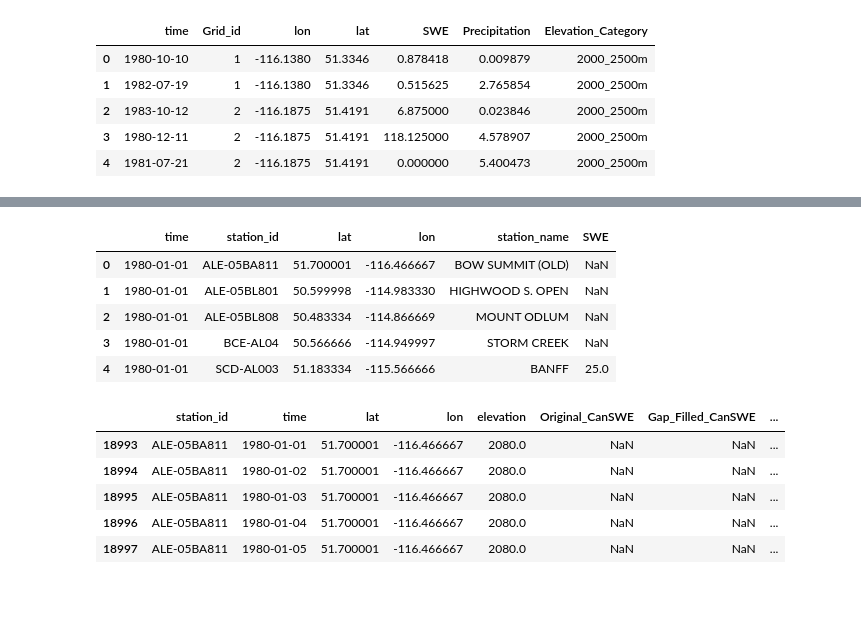
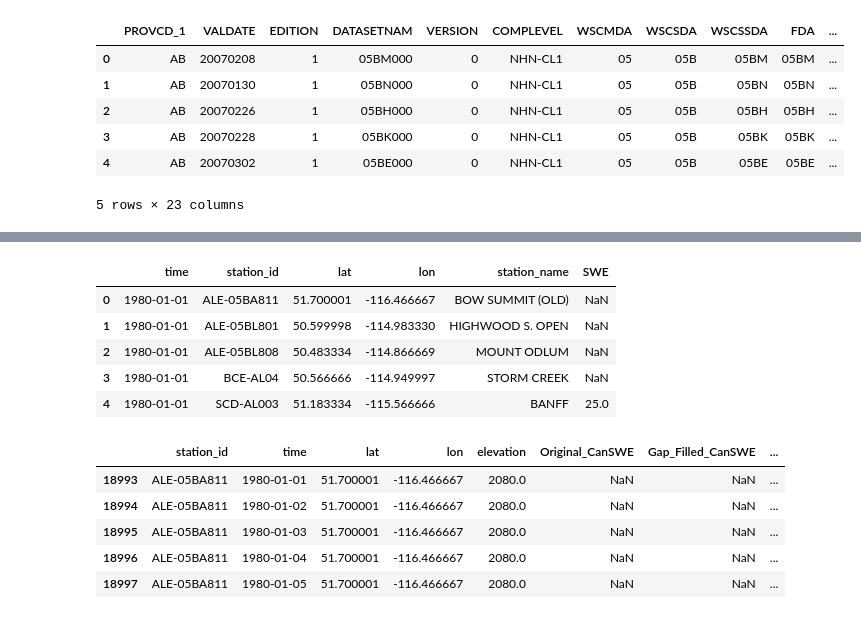
Before and after one commit to Nadiesenali/snowdroughtindex-main, a Jupyter notebook: notebooks/workflows/10_for_paper.ipynb, the cells around one changed output, grey strips where cells are left out. Saved outputs shown, nothing was run; the diff lists cells and outputs as text; code cells hidden in the pictures.

```diff
--- a/notebooks/workflows/10_for_paper.ipynb
+++ b/notebooks/workflows/10_for_paper.ipynb
@@ -23,6 +25,7 @@ config = {
     'shapefile': project_root / 'data' / 'input_data' / 'shapefiles'/'BowRiverBasin'/'Bow_elevation_combined.shp',
     'canswe_original_data' : project_root / 'data' / 'output_data' / 'for_paper'/'FROSTBITE' / 'bow_canswe.nc',
     'gap_filled_canswe_data' : project_root / 'data' / 'output_data' / 'for_paper'/'FROSTBITE' /'bow_swe_gapfilled_data_only.nc',
+    'output_dir': project_root / 'data' / 'output_data' / 'for_paper'/'datasets',
     'SWEI_output_dir': project_root / 'data' / 'output_data' / 'for_paper'/'SWEI',
     'classification_output_dir': project_root / 'data' / 'output_data' / 'for_paper'/'SD_classification',
     'SPI_output_dir': project_root / 'data' / 'output_data' / 'for_paper'/'SPI',
@@ -35,38 +38,39 @@ config = {
 # %%
 # Load data data
 CaSR_data = pd.read_csv(config['casr_input_data'])
 
 # Load shapefile for Bow Basin
 bow_basin = gpd.read_file(config['shapefile'])
 
 # Load original CanSWE data
 canswe_data = xr.open_dataset(config['canswe_original_data'])
 
 # Load gap-filled CanSWE data
 gap_filled_canswe_data = xr.open_dataset(config['gap_filled_canswe_data'])
 
 # CaSR dataframe
-bow_data = CaSR_data[['time', 'Grid_id','lon', 'lat', 'SWE', 'Precipitation', 'Elevation_Category']].copy()
-bow_data['time'] = pd.to_datetime(bow_data['time'])
+casr_data = CaSR_data[['time', 'Grid_id','lon', 'lat', 'SWE', 'Precipitation', 'Elevation_Category']].copy()
+casr_data['time'] = pd.to_datetime(casr_data['time'])
 
-display(bow_data.head())
+display(bow_basin.head())
 
 #Original CanSWE dataframe
 canswe_df = canswe_data.to_dataframe().reset_index()
 canswe_df['time'] = pd.to_datetime(canswe_df['time'])
 display(canswe_df.head())
 
 #Gap-filled CanSWE dataframe
 gap_filled_canswe_df = gap_filled_canswe_data.to_dataframe().reset_index()
 gap_filled_canswe_df['time'] = pd.to_datetime(gap_filled_canswe_df['time'])
 display(gap_filled_canswe_df.head())
 # %% [output]
-|  | time | Grid_id | lon | lat | SWE | Precipitation | Elevation_Category |
-| 0 | 1980-10-10 | 1 | -116.1380 | 51.3346 | 0.878418 | 0.009879 | 2000_2500m |
-| 1 | 1982-07-19 | 1 | -116.1380 | 51.3346 | 0.515625 | 2.765854 | 2000_2500m |
-| 2 | 1983-10-12 | 2 | -116.1875 | 51.4191 | 6.875000 | 0.023846 | 2000_2500m |
-| 3 | 1980-12-11 | 2 | -116.1875 | 51.4191 | 118.125000 | 4.578907 | 2000_2500m |
-| 4 | 1981-07-21 | 2 | -116.1875 | 51.4191 | 0.000000 | 5.400473 | 2000_2500m |
+|  | PROVCD_1 | VALDATE | EDITION | DATASETNAM | VERSION | COMPLEVEL | WSCMDA | WSCSDA | WSCSSDA | FDA | ... |
+| 0 | AB | 20070208 | 1 | 05BM000 | 0 | NHN-CL1 | 05 | 05B | 05BM | 05BM | ... |
+| 1 | AB | 20070130 | 1 | 05BN000 | 0 | NHN-CL1 | 05 | 05B | 05BN | 05BN | ... |
+| 2 | AB | 20070226 | 1 | 05BH000 | 0 | NHN-CL1 | 05 | 05B | 05BH | 05BH | ... |
+| 3 | AB | 20070228 | 1 | 05BK000 | 0 | NHN-CL1 | 05 | 05B | 05BK | 05BK | ... |
+| 4 | AB | 20070302 | 1 | 05BE000 | 0 | NHN-CL1 | 05 | 05B | 05BE | 05BE | ... |
+5 rows × 23 columns
 |  | station_id | time | lat | lon | elevation | source | station_name | station_name_sec | ... |
 | 0 | ALE-05BA811 | 1928-01-01 | 51.700001 | -116.466667 | 2080.0 | Alberta Environment | BOW SUMMIT (OLD) | None | ... |
 | 1 | ALE-05BA811 | 1928-01-02 | 51.700001 | -116.466667 | 2080.0 | Alberta Environment | BOW SUMMIT (OLD) | None | ... |
```
Also changed, not shown: parts of 29 cells of this notebook, 3 other files.
